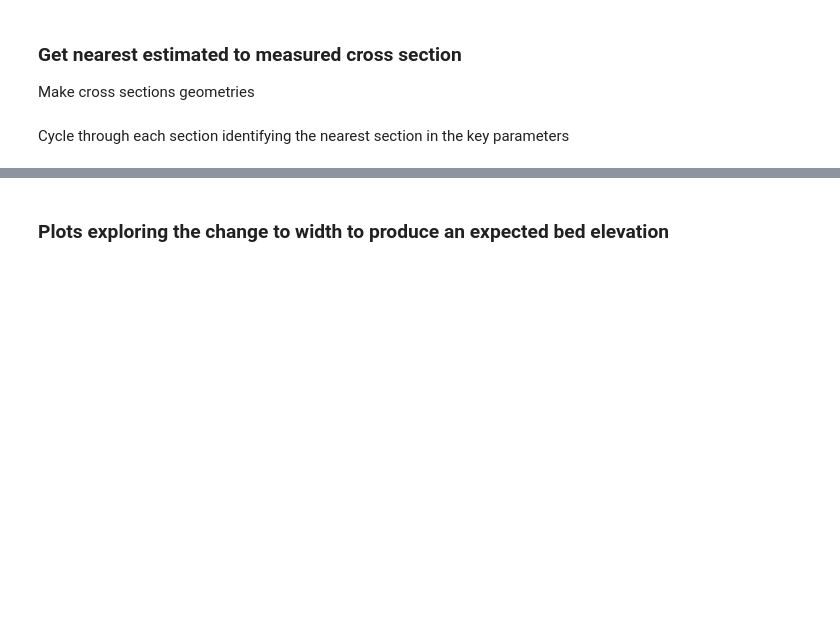
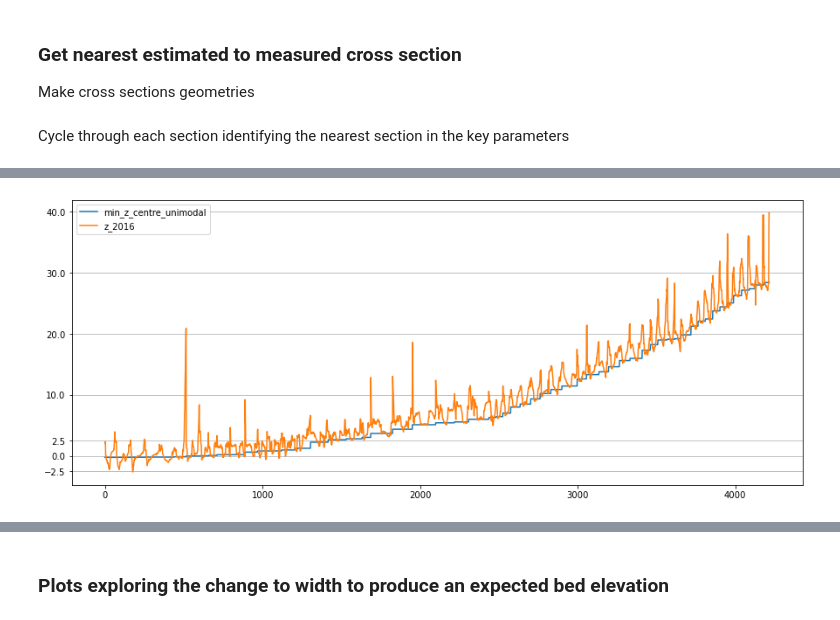
Before and after one commit to rosepearson/Hydrologic-DEMs-scripts, a Jupyter notebook: jupyter_notebooks/waikane_depth_validation.ipynb, the cells around one changed output, grey strips where cells are left out. Cells and saved outputs as stored; diff of their text form; code cells hidden in the pictures; blank space fills up the shorter version.

```diff
--- a/jupyter_notebooks/waikane_depth_validation.ipynb
+++ b/jupyter_notebooks/waikane_depth_validation.ipynb
@@ -233,0 +212,6 @@ matplotlib.pyplot.legend()
+# %%
+cross_sections[[water_elevation_name, 'z_2016']].plot(figsize=(15, 6))
+matplotlib.pyplot.yticks(ticks=[-2.5, 0, 2.5, 10, 20, 30, 40]);
+matplotlib.pyplot.grid(axis="y")
+# %% [output]
+[figure, added]
```
Also changed, not shown: parts of 39 cells of this notebook, 1 other file.
